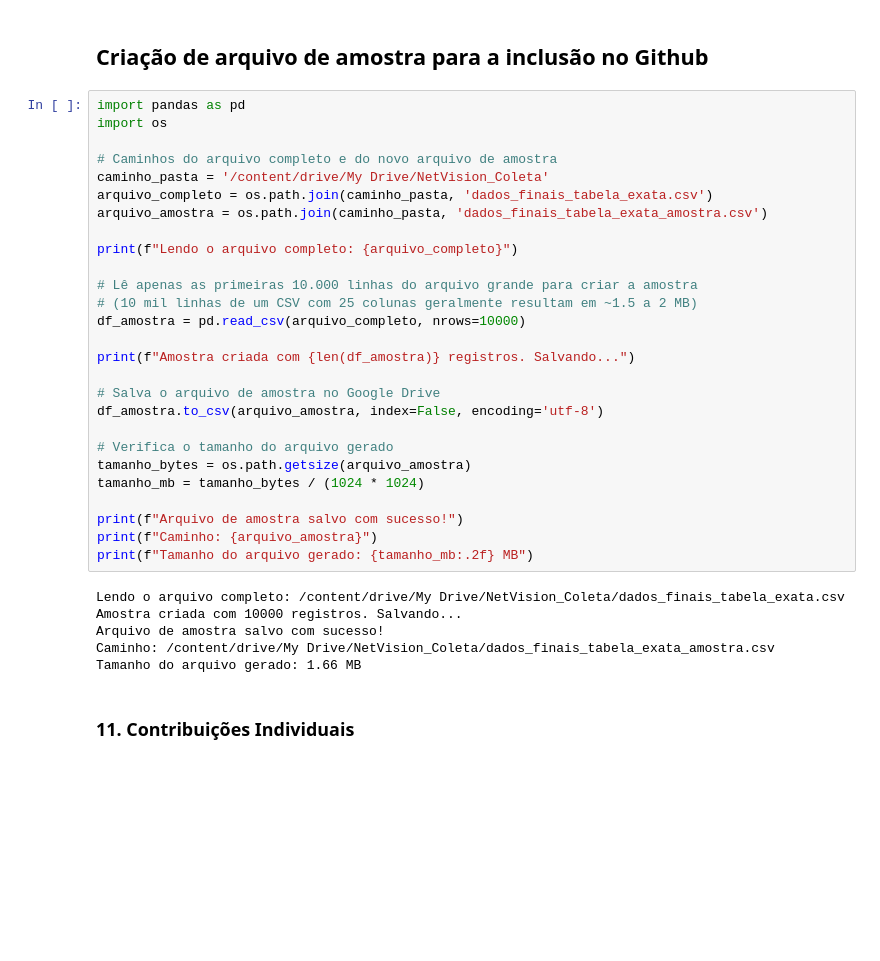
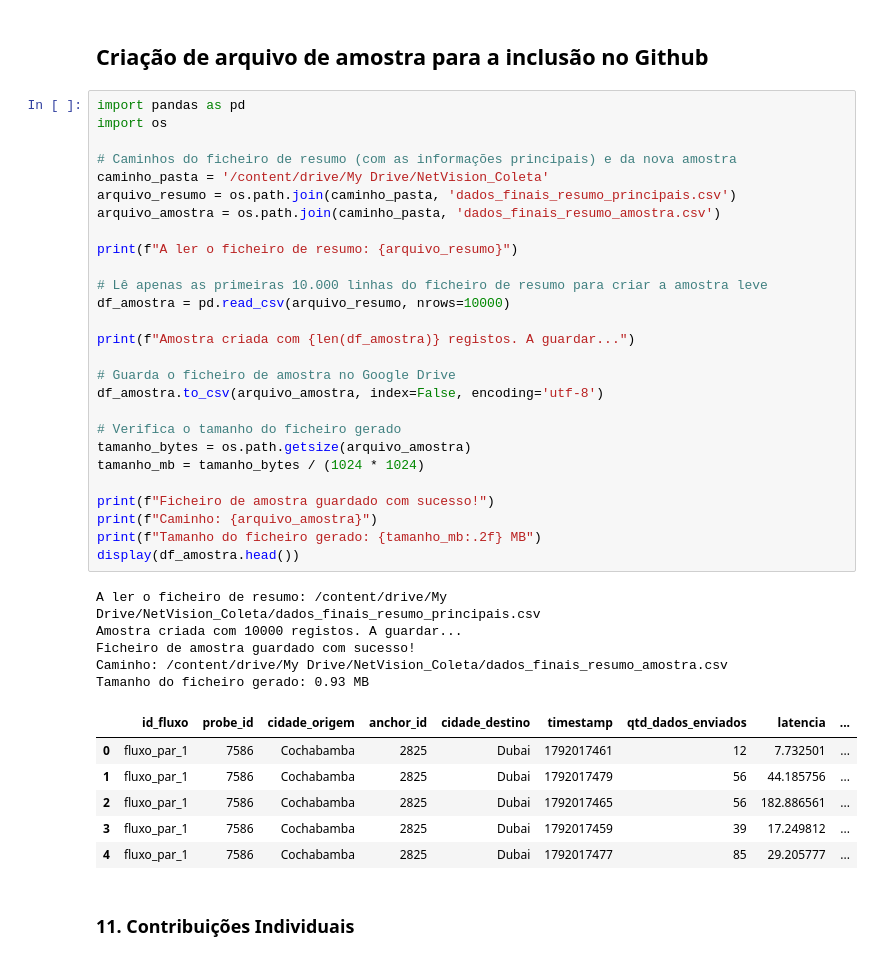
Before and after one commit to guilhermetrajanedasilva/Trabalho-Estruturas-de-Dados-II, a Jupyter notebook: 2_Coleta_de_dados.ipynb, the cells around one changed output. Drawn from its saved outputs; the diff is of its cells as text; blank space fills up the shorter version.

Commit message:
Alterações nas descrições e marcações no arquivo.

```diff
--- a/2_Coleta_de_dados.ipynb
+++ b/2_Coleta_de_dados.ipynb
@@ -848,36 +848,42 @@ A verificar os arquivos salvos no Google Drive...
 # %%
 import pandas as pd
 import os
 
-# Caminhos do arquivo completo e do novo arquivo de amostra
+# Caminhos do ficheiro de resumo (com as informações principais) e da nova amostra
 caminho_pasta = '/content/drive/My Drive/NetVision_Coleta'
-arquivo_completo = os.path.join(caminho_pasta, 'dados_finais_tabela_exata.csv')
-arquivo_amostra = os.path.join(caminho_pasta, 'dados_finais_tabela_exata_amostra.csv')
+arquivo_resumo = os.path.join(caminho_pasta, 'dados_finais_resumo_principais.csv')
+arquivo_amostra = os.path.join(caminho_pasta, 'dados_finais_resumo_amostra.csv')
 
-print(f"Lendo o arquivo completo: {arquivo_completo}")
+print(f"A ler o ficheiro de resumo: {arquivo_resumo}")
 
-# Lê apenas as primeiras 10.000 linhas do arquivo grande para criar a amostra
-# (10 mil linhas de um CSV com 25 colunas geralmente resultam em ~1.5 a 2 MB)
-df_amostra = pd.read_csv(arquivo_completo, nrows=10000)
+# Lê apenas as primeiras 10.000 linhas do ficheiro de resumo para criar a amostra leve
+df_amostra = pd.read_csv(arquivo_resumo, nrows=10000)
 
-print(f"Amostra criada com {len(df_amostra)} registros. Salvando...")
+print(f"Amostra criada com {len(df_amostra)} registos. A guardar...")
 
-# Salva o arquivo de amostra no Google Drive
+# Guarda o ficheiro de amostra no Google Drive
 df_amostra.to_csv(arquivo_amostra, index=False, encoding='utf-8')
 
-# Verifica o tamanho do arquivo gerado
+# Verifica o tamanho do ficheiro gerado
 tamanho_bytes = os.path.getsize(arquivo_amostra)
 tamanho_mb = tamanho_bytes / (1024 * 1024)
 
-print(f"Arquivo de amostra salvo com sucesso!")
+print(f"Ficheiro de amostra guardado com sucesso!")
 print(f"Caminho: {arquivo_amostra}")
-print(f"Tamanho do arquivo gerado: {tamanho_mb:.2f} MB")
+print(f"Tamanho do ficheiro gerado: {tamanho_mb:.2f} MB")
+display(df_amostra.head())
 # %% [output]
-Lendo o arquivo completo: /content/drive/My Drive/NetVision_Coleta/dados_finais_tabela_exata.csv
-Amostra criada com 10000 registros. Salvando...
-Arquivo de amostra salvo com sucesso!
-Caminho: /content/drive/My Drive/NetVision_Coleta/dados_finais_tabela_exata_amostra.csv
-Tamanho do arquivo gerado: 1.66 MB
+A ler o ficheiro de resumo: /content/drive/My Drive/NetVision_Coleta/dados_finais_resumo_principais.csv
+Amostra criada com 10000 registos. A guardar...
+Ficheiro de amostra guardado com sucesso!
+Caminho: /content/drive/My Drive/NetVision_Coleta/dados_finais_resumo_amostra.csv
+Tamanho do ficheiro gerado: 0.93 MB
+|  | id_fluxo | probe_id | cidade_origem | anchor_id | cidade_destino | timestamp | qtd_dados_enviados | latencia | ... |
+| 0 | fluxo_par_1 | 7586 | Cochabamba | 2825 | Dubai | 1792017461 | 12 | 7.732501 | ... |
+| 1 | fluxo_par_1 | 7586 | Cochabamba | 2825 | Dubai | 1792017479 | 56 | 44.185756 | ... |
+| 2 | fluxo_par_1 | 7586 | Cochabamba | 2825 | Dubai | 1792017465 | 56 | 182.886561 | ... |
+| 3 | fluxo_par_1 | 7586 | Cochabamba | 2825 | Dubai | 1792017459 | 39 | 17.249812 | ... |
+| 4 | fluxo_par_1 | 7586 | Cochabamba | 2825 | Dubai | 1792017477 | 85 | 29.205777 | ... |
 # %% [markdown]
 ### 11. Contribuições Individuais
 # %% [markdown]
```
Also changed, not shown: parts of 1 cell of this notebook.
